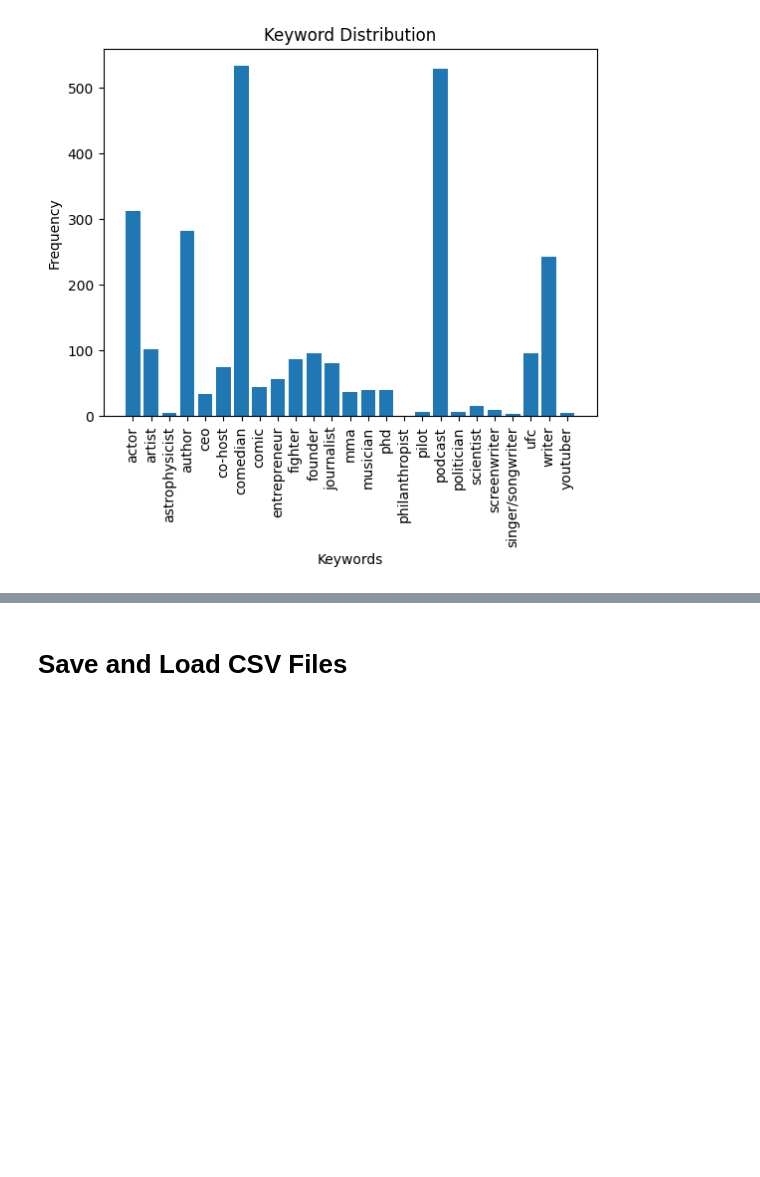
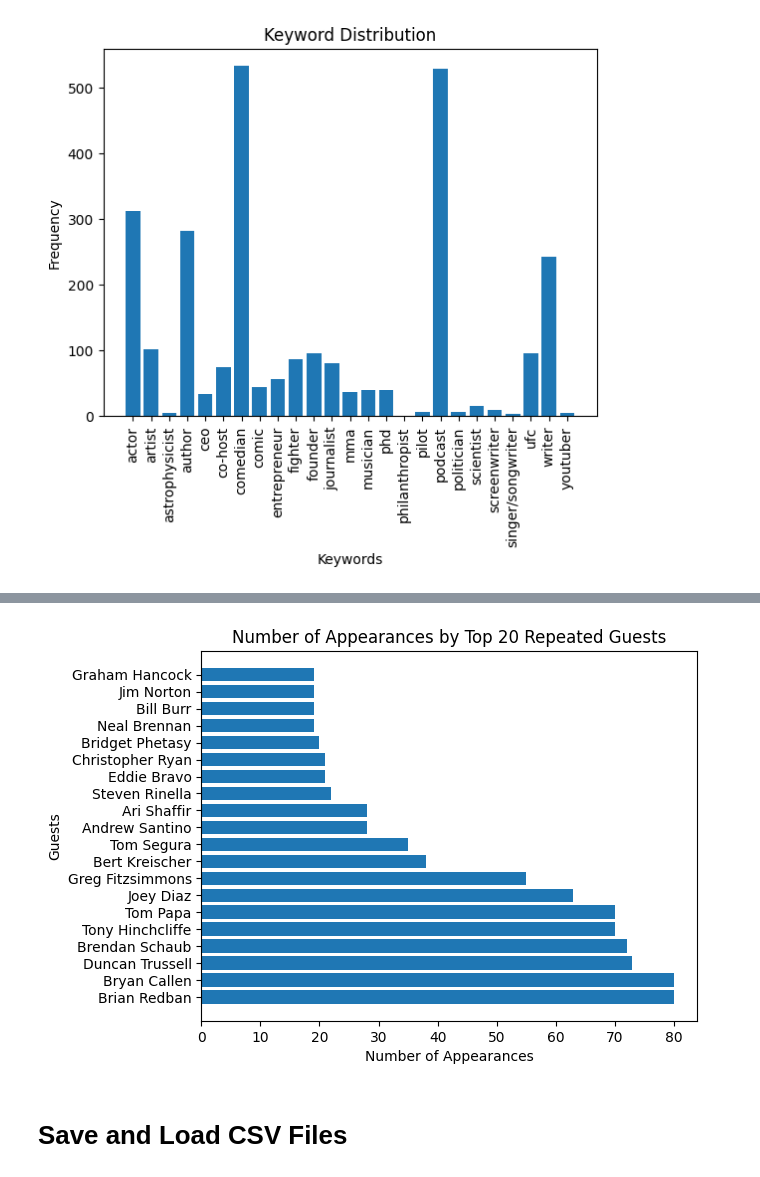
Before and after one commit to mattg213/JRE-analysis, a Jupyter notebook: data.ipynb, the cells around one changed output, grey strips where cells are left out. Saved outputs shown, nothing was run; the diff lists cells and outputs as text; code cells hidden in the pictures; blank space fills up the shorter version.

```diff
--- a/data.ipynb
+++ b/data.ipynb
@@ -392,3 +470,22 @@ plt.show()
+# %%
+# Count the occurrences of each guest
+guest_counts = df['guest'].value_counts()
+
+# Filter the guest_counts for repeated guests
+repeated_guest_counts = guest_counts[guest_counts > 1]
+
+# Sort the repeated_guest_counts in descending order and select the top 20
+top_20_repeated_guest_counts = repeated_guest_counts.sort_values(ascending=False).head(20)
+
+# Create a horizontal bar chart for the top 20 repeated guests
+plt.barh(top_20_repeated_guest_counts.index, top_20_repeated_guest_counts.values)
+plt.title("Number of Appearances by Top 20 Repeated Guests")
+plt.xlabel("Number of Appearances")
+plt.ylabel("Guests")
+plt.savefig('graphs/number_of_appearances_bar.png')
+plt.show()
+# %% [output]
+[figure, added]
 # %% [markdown]
 # Save and Load CSV Files
 # %%
```
Also changed, not shown: parts of 5 cells of this notebook, 7 other files.
